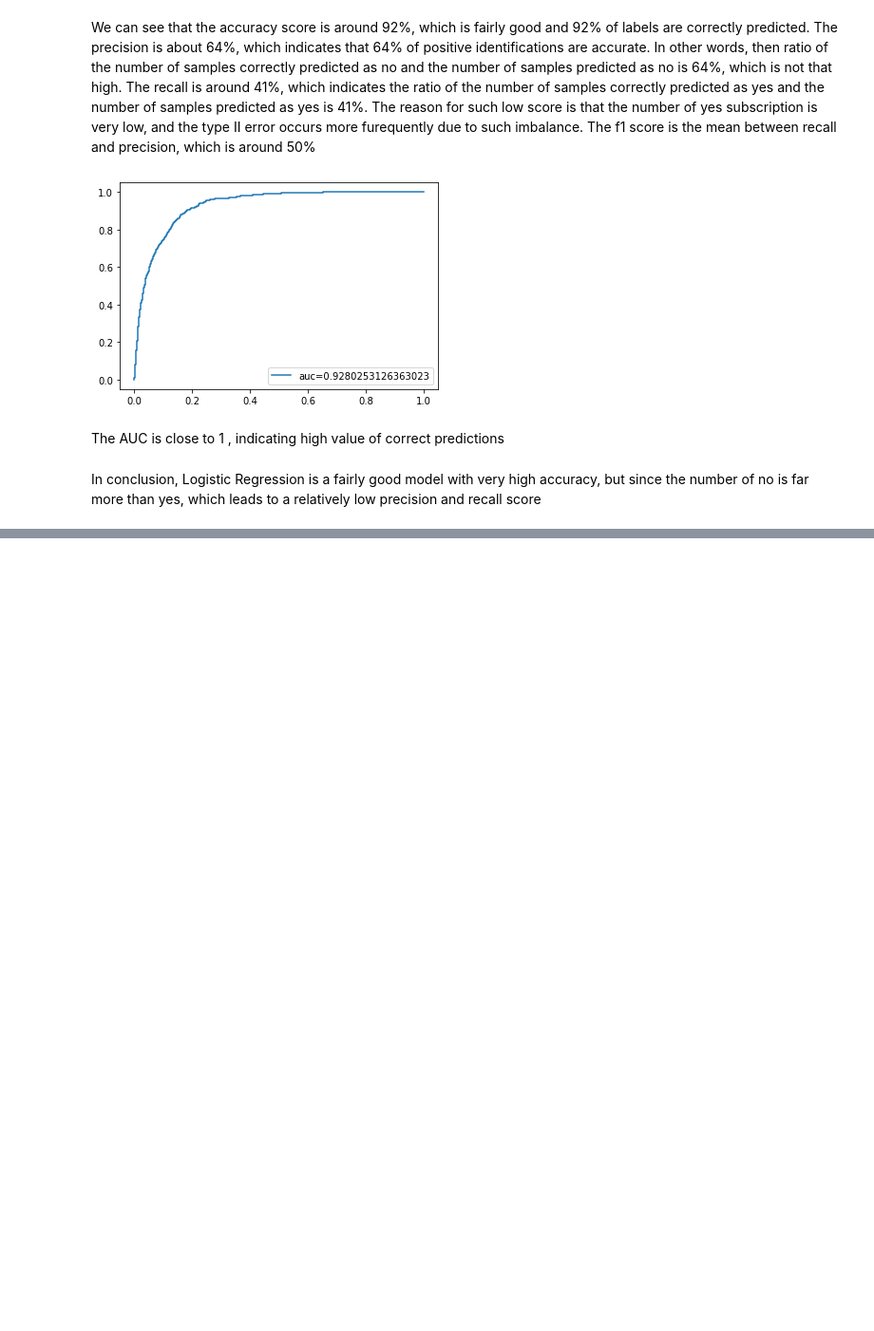
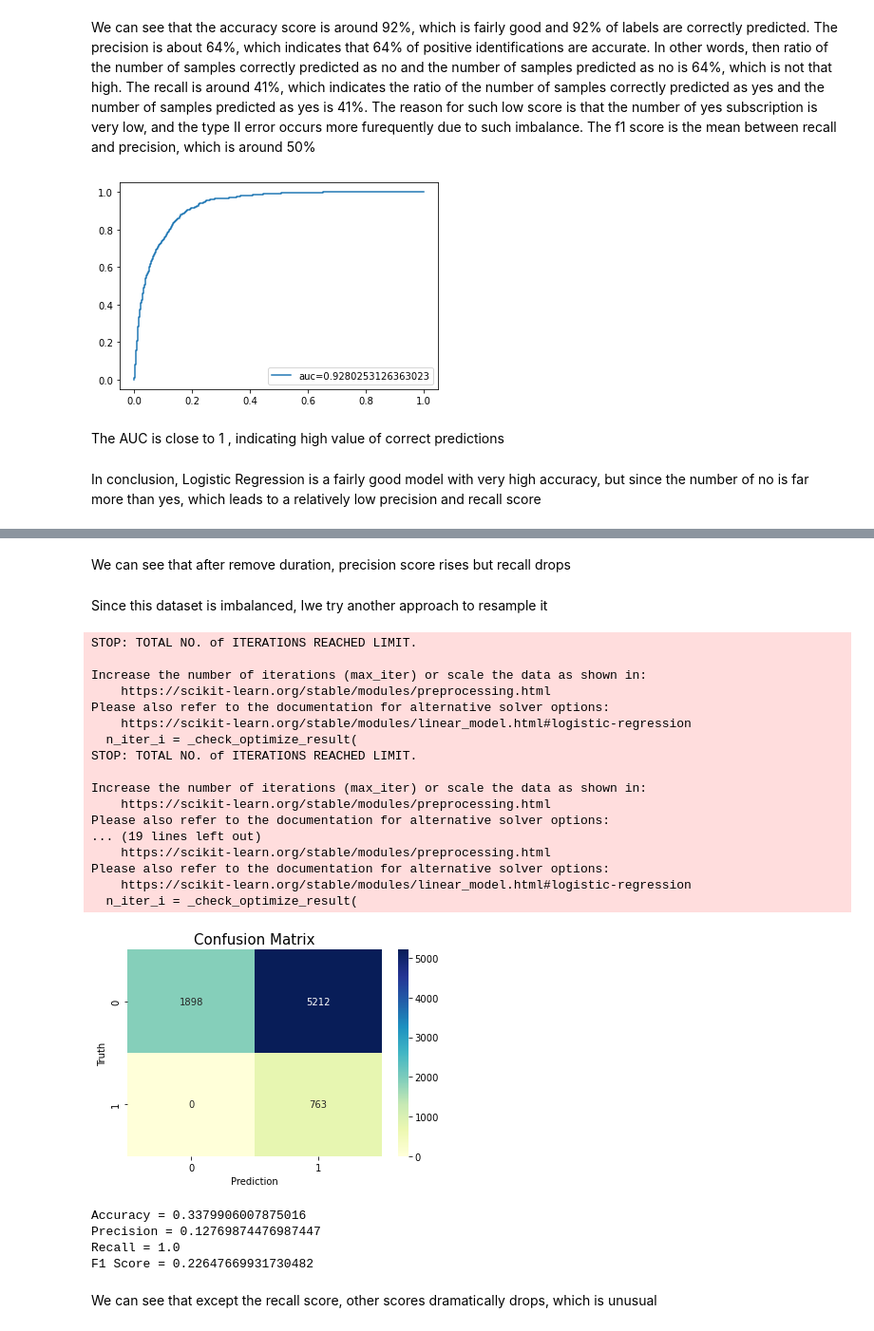
Before and after one commit to tassalor1/Bank-Term-Deposit-Prediction, a Jupyter notebook: KefanYu_Model.ipynb, the cells around one changed output, grey strips where cells are left out. Shown: that part at 95% size. Saved outputs shown, nothing was run; the diff lists cells and outputs as text; code cells hidden in the pictures; blank space fills up the shorter version.

```diff
--- a/KefanYu_Model.ipynb
+++ b/KefanYu_Model.ipynb
@@ -313,0 +384,49 @@ In conclusion, Logistic Regression is a fairly good model with very high accurac
+# %% [markdown]
+We can see that after remove duration, precision score rises but recall drops
+# %% [markdown]
+Since this dataset is imbalanced, Iwe try another approach to resample it
+# %%
+from sklearn.model_selection import StratifiedKFold
+from imblearn.over_sampling import SMOTE
+from sklearn.linear_model import LogisticRegression
+from sklearn import metrics
+
+kfolds = StratifiedKFold(n_splits=5)
+for ind,(ind_train,ind_val) in (enumerate (kfolds.split(X,y))):
+    X_train,X_test = X.iloc[ind_train],X.iloc[ind_val]
+    y_train,y_test = y.iloc[ind_train],y.iloc[ind_val]
+    sm = SMOTE(random_state=42)
+
+    X_train_res, y_train_res = sm.fit_resample(X_train, y_train)
+
+    reg = LogisticRegression()
+    reg.fit(X_train_res, y_train_res)  # fit the model
+    y_pred = reg.predict(X_test)  # make prediction
+
+cnf_matrix = metrics.confusion_matrix(y_test, y_pred)
+sns.heatmap(pd.DataFrame(cnf_matrix), annot=True, cmap="YlGnBu" ,fmt='g')  # show in the form of heat map
+
+plt.title('Confusion Matrix', fontsize = 15)
+plt.xlabel('Prediction', fontsize = 10)
+plt.ylabel('Truth', fontsize = 10)
+
+plt.show()
+# %% [output]
+STOP: TOTAL NO. of ITERATIONS REACHED LIMIT.
+
+Increase the number of iterations (max_iter) or scale the data as shown in:
+    https://scikit-learn.org/stable/modules/preprocessing.html
+Please also refer to the documentation for alternative solver options:
+    https://scikit-learn.org/stable/modules/linear_model.html#logistic-regression
+  n_iter_i = _check_optimize_result(
+STOP: TOTAL NO. of ITERATIONS REACHED LIMIT.
+
+Increase the number of iterations (max_iter) or scale the data as shown in:
+    https://scikit-learn.org/stable/modules/preprocessing.html
+Please also refer to the documentation for alternative solver options:
+... (19 lines left out)
+    https://scikit-learn.org/stable/modules/preprocessing.html
+Please also refer to the documentation for alternative solver options:
+    https://scikit-learn.org/stable/modules/linear_model.html#logistic-regression
+  n_iter_i = _check_optimize_result(
+[figure, added]
@@ -313,0 +440,17 @@ In conclusion, Logistic Regression is a fairly good model with very high accurac
+# %%
+accuracy = accuracy_score(y_test, y_pred)  # calculate accuracy score
+precision = precision_score(y_test, y_pred)  # calculate precision score
+recall = recall_score(y_test, y_pred)  # calculate recall score
+f1score = f1_score(y_test, y_pred)  # calculate f1  score
+
+print(f"Accuracy = {accuracy}")
+print(f"Precision = {precision}")
+print(f"Recall = {recall}")
+print(f"F1 Score = {f1score}")
+# %% [output]
+Accuracy = 0.3379906007875016
+Precision = 0.12769874476987447
+Recall = 1.0
+F1 Score = 0.22647669931730482
+# %% [markdown]
+We can see that except the recall score, other scores dramatically drops, which is unusual
```
Also changed, not shown: parts of 9 cells of this notebook.
